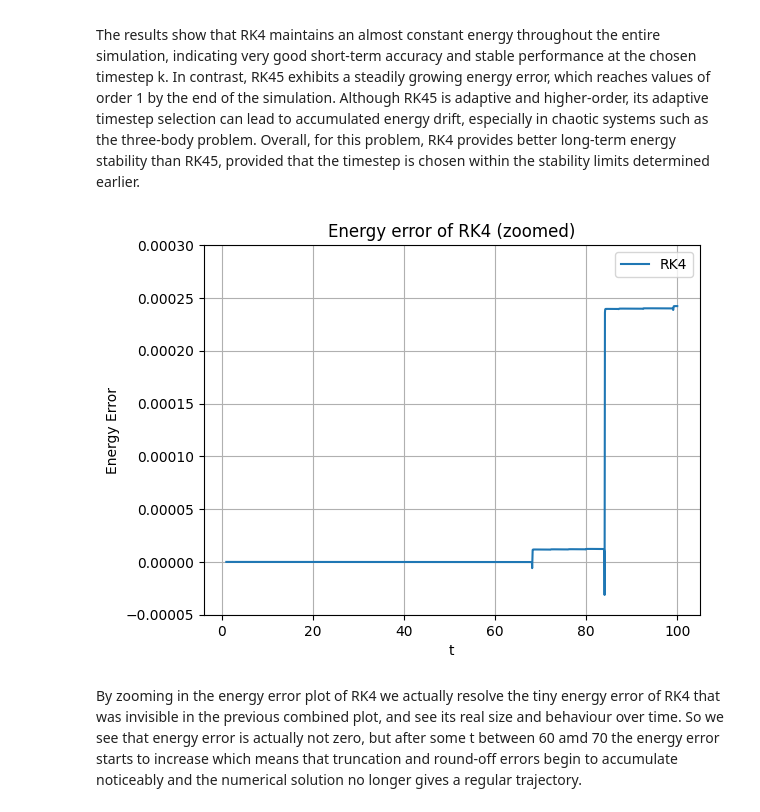
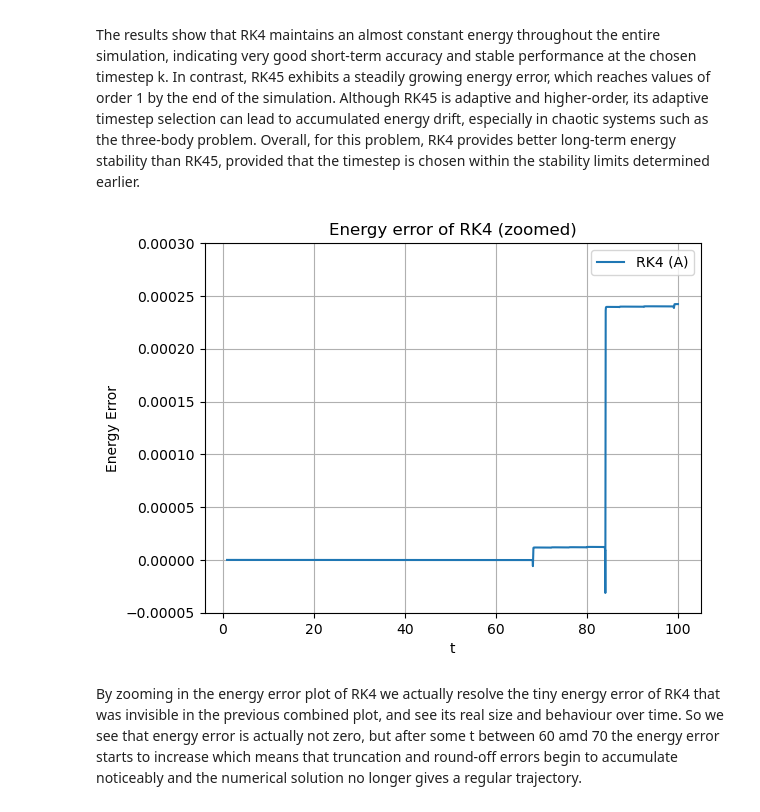
Before and after one commit to casafeng/ThreeBodyProblem, a Jupyter notebook: Stochastic Processes and Simulations in Natural Sciences - Projects.ipynb, the cells around one changed output. Saved outputs shown, nothing was run; the diff lists cells and outputs as text; code cells hidden in the pictures.

```diff
--- a/Stochastic Processes and Simulations in Natural Sciences - Projects.ipynb
+++ b/Stochastic Processes and Simulations in Natural Sciences - Projects.ipynb
@@ -557,22 +541,23 @@ v3y_rk45 = solution.y[11]
 # %%
-E_rk4 = total_energy(p1x_rk4, p1y_rk4, v1x_rk4, v1y_rk4,
-                     p2x_rk4, p2y_rk4, v2x_rk4, v2y_rk4,
-                     p3x_rk4, p3y_rk4, v3x_rk4, v3y_rk4,
-                     m1A, m2A, m3A)
 
-E_rk45 = total_energy(p1x_rk45, p1y_rk45, v1x_rk45, v1y_rk45,
-                      p2x_rk45, p2y_rk45, v2x_rk45, v2y_rk45,
-                      p3x_rk45, p3y_rk45, v3x_rk45, v3y_rk45,
-                      m1A, m2A, m3A)
+E_rk4_A = total_energy(p1x_rk4_A, p1y_rk4_A, v1x_rk4_A, v1y_rk4_A,
+                       p2x_rk4_A, p2y_rk4_A, v2x_rk4_A, v2y_rk4_A,
+                       p3x_rk4_A, p3y_rk4_A, v3x_rk4_A, v3y_rk4_A,
+                       m1A, m2A, m3A)
 
-E0_rk4 = E_rk4[0]
-E0_rk45 = E_rk45[0]
+E_rk45_A = total_energy(p1x_rk45_A, p1y_rk45_A, v1x_rk45_A, v1y_rk45_A,
+                        p2x_rk45_A, p2y_rk45_A, v2x_rk45_A, v2y_rk45_A,
+                        p3x_rk45_A, p3y_rk45_A, v3x_rk45_A, v3y_rk45_A,
+                        m1A, m2A, m3A)
 
-rel_err_rk4  = (E_rk4  - E0_rk4)  / E0_rk4
-rel_err_rk45 = (E_rk45 - E0_rk45) / E0_rk45
+E0_rk4_A = E_rk4_A[0]
+E0_rk45_A = E_rk45_A[0]
 
-plt.plot(t_rk4,  rel_err_rk4,  label='RK4')
-plt.plot(t_rk45, rel_err_rk45, label='RK45')
+rel_err_rk4_A  = (E_rk4_A  - E0_rk4_A)  / E0_rk4_A
+rel_err_rk45_A = (E_rk45_A - E0_rk45_A) / E0_rk45_A
+
+plt.plot(t_rk4_A,  rel_err_rk4_A,  label='RK4 (A)')
+plt.plot(t_rk45_A, rel_err_rk45_A, label='RK45 (A)')
 plt.title("Energy error of RK45 and RK4 (Scenario A)")
 plt.xlabel('t')
 plt.ylabel('Energy Error')
@@ -593,16 +578,16 @@ In contrast, RK45 exhibits a steadily growing energy error, which reaches values
 Overall, for this problem, RK4 provides better long-term energy stability than RK45, provided that the timestep is chosen within the stability limits determined earlier.
 # %%
 plt.figure()
-plt.plot(t_rk4, rel_err_rk4, label="RK4")
+plt.plot(t_rk4_A, rel_err_rk4_A, label="RK4 (A)")
 plt.title("Energy error of RK4 (zoomed)")
 plt.xlabel("t")
 plt.ylabel("Energy Error")
 plt.ylim(-5e-5, 3e-4)   # zoom around 0
 plt.grid(True)
 plt.legend()
 plt.show()
 # %% [output]
-[figure, old version]
+[figure, new version]
 # %% [markdown]
 By zooming in the energy error plot of RK4 we actually resolve the tiny energy error of RK4 that was invisible in the previous combined plot, and see its real size and behaviour over time. So we see that energy error is actually not zero, but after some t between 60 amd 70 the energy error starts to increase which means that truncation and round-off errors begin to accumulate noticeably and the numerical solution no longer gives a regular trajectory.
 # %%
```
Also changed, not shown: parts of 16 cells of this notebook.
